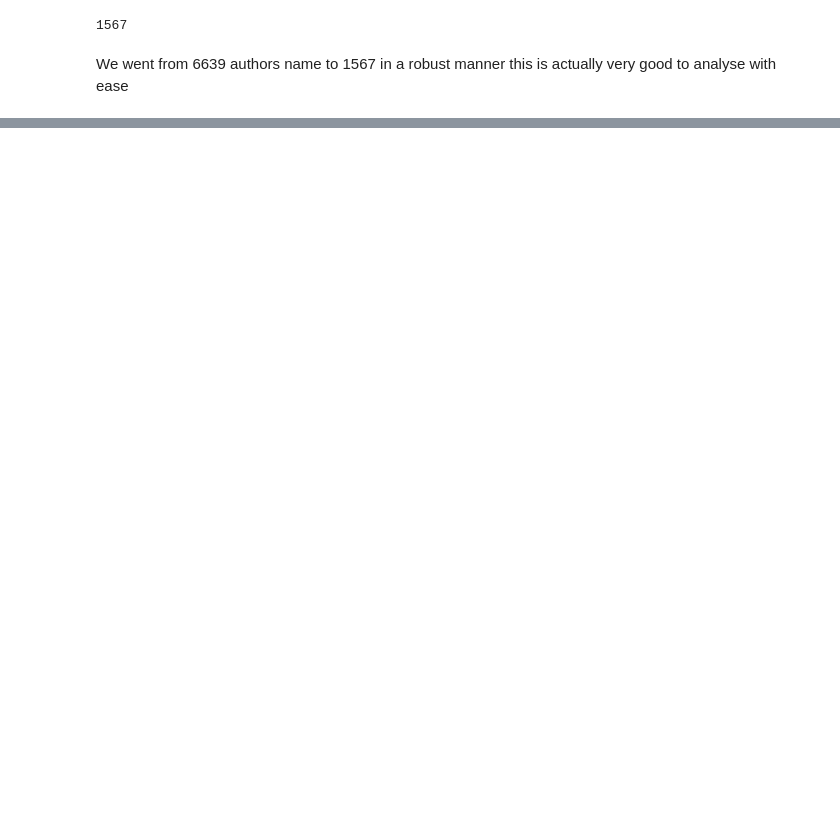
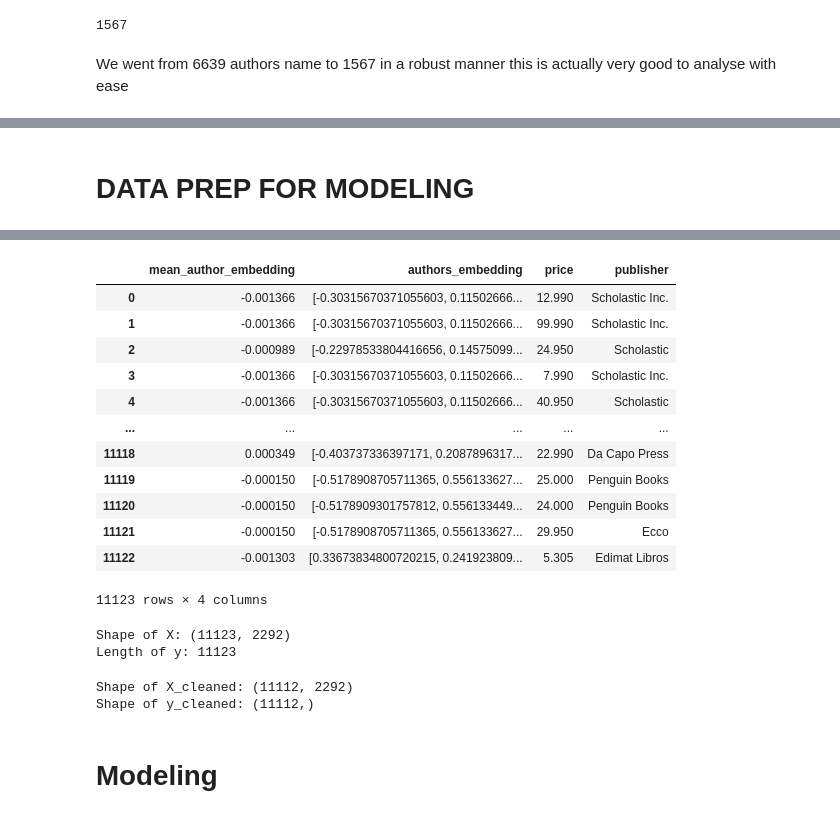
Before and after one commit to Egjfour/dsti_goodreads_rating_predictions, a Jupyter notebook: goodreads-predictor/notebooks/ilyes's_datanb.ipynb, the cells around one changed output, grey strips where cells are left out. Saved outputs shown, nothing was run; the diff lists cells and outputs as text; code cells hidden in the pictures; blank space fills up the shorter version.

Commit message:
tried to do some modeling...

```diff
--- a/goodreads-predictor/notebooks/ilyes's_datanb.ipynb
+++ b/goodreads-predictor/notebooks/ilyes's_datanb.ipynb
@@ -194,0 +246,3 @@ We went from 6639 authors name to 1567 in a robust manner this is actually very
+# %%
+fhdf['mean_author_embedding'] = fhdf['authors_embedding'].apply(np.mean)
+fhdf['mean_title_embedding'] = fhdf['title_embedding'].apply(np.mean)
@@ -194,0 +254,7 @@ We went from 6639 authors name to 1567 in a robust manner this is actually very
+# %% [markdown]
+# DATA PREP FOR MODELING
+# %%
+encoded_df = fhdf[["mean_author_embedding","authors_embedding", "price", 'publisher']]
+# %%
+encoded_df
+# %% [output]
@@ -194,0 +262,13 @@ We went from 6639 authors name to 1567 in a robust manner this is actually very
+|  | mean_author_embedding | authors_embedding | price | publisher |
+| 0 | -0.001366 | [-0.30315670371055603, 0.11502666... | 12.990 | Scholastic Inc. |
+| 1 | -0.001366 | [-0.30315670371055603, 0.11502666... | 99.990 | Scholastic Inc. |
+| 2 | -0.000989 | [-0.22978533804416656, 0.14575099... | 24.950 | Scholastic |
+| 3 | -0.001366 | [-0.30315670371055603, 0.11502666... | 7.990 | Scholastic Inc. |
+| 4 | -0.001366 | [-0.30315670371055603, 0.11502666... | 40.950 | Scholastic |
+| ... | ... | ... | ... | ... |
+| 11118 | 0.000349 | [-0.403737336397171, 0.2087896317... | 22.990 | Da Capo Press |
+| 11119 | -0.000150 | [-0.5178908705711365, 0.556133627... | 25.000 | Penguin Books |
+| 11120 | -0.000150 | [-0.5178909301757812, 0.556133449... | 24.000 | Penguin Books |
+| 11121 | -0.000150 | [-0.5178908705711365, 0.556133627... | 29.950 | Ecco |
+| 11122 | -0.001303 | [0.33673834800720215, 0.241923809... | 5.305 | Edimat Libros |
+11123 rows × 4 columns
@@ -194,0 +293,30 @@ We went from 6639 authors name to 1567 in a robust manner this is actually very
+# %%
+print("Shape of X:", X.shape)
+print("Length of y:", len(y))
+# %% [output]
+Shape of X: (11123, 2292)
+Length of y: 11123
+# %%
+# Convertir X et y en DataFrames
+X_df = pd.DataFrame(X)
+y_df = pd.DataFrame(y, columns=['average_rating'])
+
+# Identifier les lignes contenant des NaN dans X
+nan_indices = X_df[X_df.isna().any(axis=1)].index
+
+# Supprimer les lignes correspondantes de X et y
+X_df_cleaned = X_df.drop(nan_indices)
+y_df_cleaned = y_df.drop(nan_indices)
+
+# Assurez-vous que les indices sont maintenant alignés
+X_cleaned = X_df_cleaned.values
+y_cleaned = y_df_cleaned.values.ravel()
+
+# Vérifier les formes après nettoyage
+print("Shape of X_cleaned:", X_cleaned.shape)
+print("Shape of y_cleaned:", y_cleaned.shape)
+# %% [output]
+Shape of X_cleaned: (11112, 2292)
+Shape of y_cleaned: (11112,)
+# %% [markdown]
+# Modeling
```
Also changed, not shown: parts of 30 cells of this notebook.
